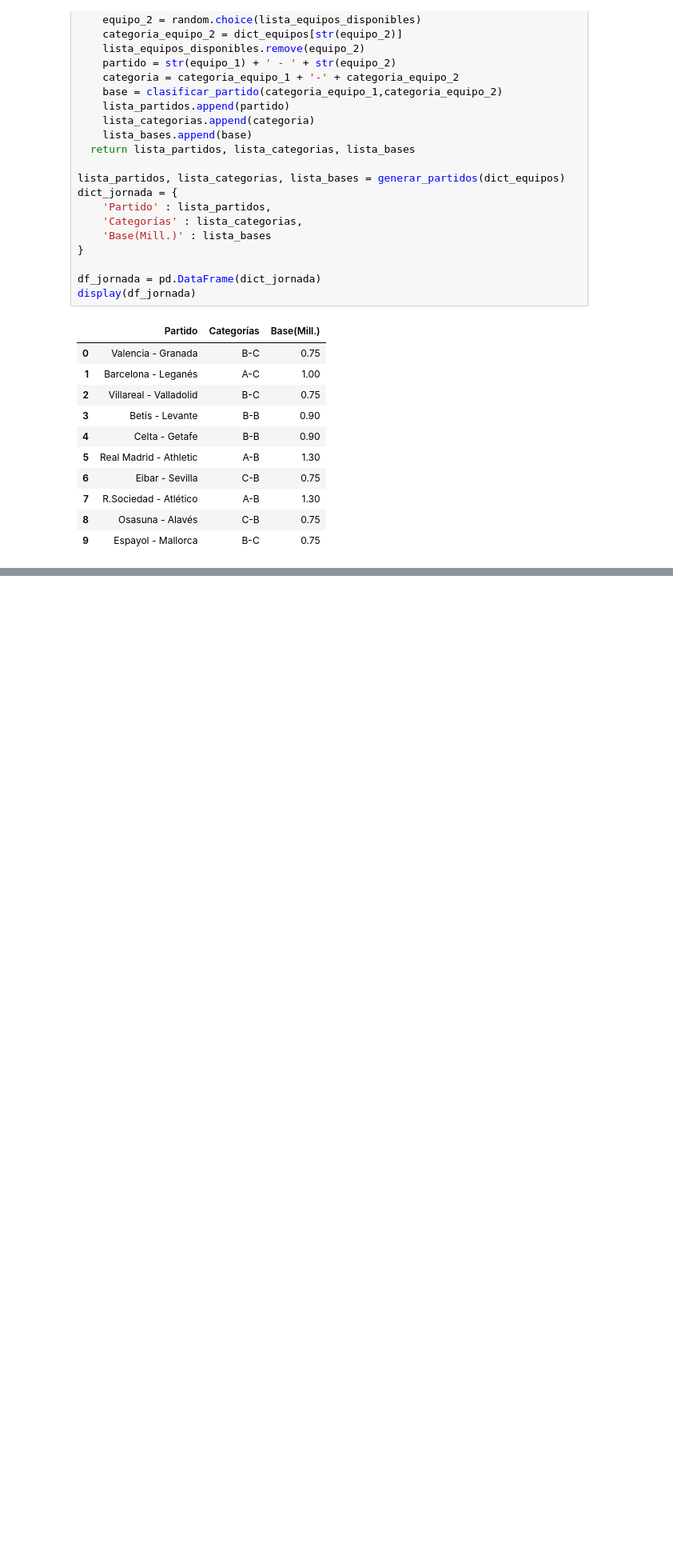
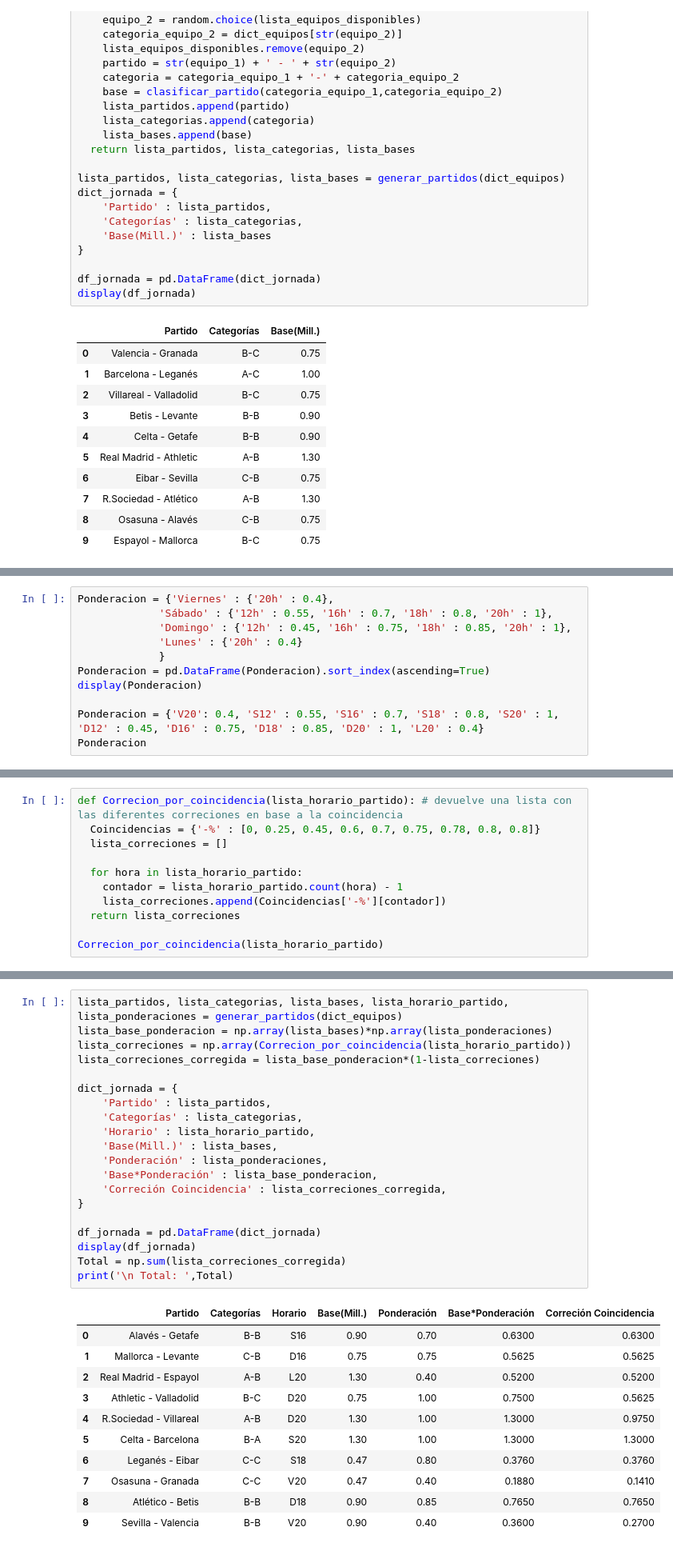
Before and after one commit to cristianscu99-VIU/03MIAR_Algoritmos-de-Optimizacion, a Jupyter notebook: Proyecto_AOP_Problema_2_Cristian_de_la_Santa_Cruz.ipynb, the cells around one changed output, grey strips where cells are left out. Shown: that part at 80% size. Saved outputs shown, nothing was run; the diff lists cells and outputs as text; blank space fills up the shorter version.

```diff
--- a/Proyecto_AOP_Problema_2_Cristian_de_la_Santa_Cruz.ipynb
+++ b/Proyecto_AOP_Problema_2_Cristian_de_la_Santa_Cruz.ipynb
@@ -219,0 +288,11 @@ display(df_jornada)
+# %%
+Ponderacion = {'Viernes' : {'20h' : 0.4},
+             'Sábado' : {'12h' : 0.55, '16h' : 0.7, '18h' : 0.8, '20h' : 1},
+             'Domingo' : {'12h' : 0.45, '16h' : 0.75, '18h' : 0.85, '20h' : 1},
+             'Lunes' : {'20h' : 0.4}
+             }
+Ponderacion = pd.DataFrame(Ponderacion).sort_index(ascending=True)
+display(Ponderacion)
+
+Ponderacion = {'V20': 0.4, 'S12' : 0.55, 'S16' : 0.7, 'S18' : 0.8, 'S20' : 1, 'D12' : 0.45, 'D16' : 0.75, 'D18' : 0.85, 'D20' : 1, 'L20' : 0.4}
+Ponderacion
@@ -219,0 +315,11 @@ display(df_jornada)
+# %%
+def Correcion_por_coincidencia(lista_horario_partido): # devuelve una lista con las diferentes correciones en base a la coincidencia
+  Coincidencias = {'-%' : [0, 0.25, 0.45, 0.6, 0.7, 0.75, 0.78, 0.8, 0.8]}
+  lista_correciones = []
+
+  for hora in lista_horario_partido:
+    contador = lista_horario_partido.count(hora) - 1
+    lista_correciones.append(Coincidencias['-%'][contador])
+  return lista_correciones
+
+Correcion_por_coincidencia(lista_horario_partido)
@@ -219,0 +365,32 @@ display(df_jornada)
+# %%
+lista_partidos, lista_categorias, lista_bases, lista_horario_partido, lista_ponderaciones = generar_partidos(dict_equipos)
+lista_base_ponderacion = np.array(lista_bases)*np.array(lista_ponderaciones)
+lista_correciones = np.array(Correcion_por_coincidencia(lista_horario_partido))
+lista_correciones_corregida = lista_base_ponderacion*(1-lista_correciones)
+
+dict_jornada = {
+    'Partido' : lista_partidos,
+    'Categorías' : lista_categorias,
+    'Horario' : lista_horario_partido,
+    'Base(Mill.)' : lista_bases,
+    'Ponderación' : lista_ponderaciones,
+    'Base*Ponderación' : lista_base_ponderacion,
+    'Correción Coincidencia' : lista_correciones_corregida,
+}
+
+df_jornada = pd.DataFrame(dict_jornada)
+display(df_jornada)
+Total = np.sum(lista_correciones_corregida)
+print('\n Total: ',Total)
+# %% [output]
+|  | Partido | Categorías | Horario | Base(Mill.) | Ponderación | Base*Ponderación | Correción Coincidencia |
+| 0 | Alavés - Getafe | B-B | S16 | 0.90 | 0.70 | 0.6300 | 0.6300 |
+| 1 | Mallorca - Levante | C-B | D16 | 0.75 | 0.75 | 0.5625 | 0.5625 |
+| 2 | Real Madrid - Espayol | A-B | L20 | 1.30 | 0.40 | 0.5200 | 0.5200 |
+| 3 | Athletic - Valladolid | B-C | D20 | 0.75 | 1.00 | 0.7500 | 0.5625 |
+| 4 | R.Sociedad - Villareal | A-B | D20 | 1.30 | 1.00 | 1.3000 | 0.9750 |
+| 5 | Celta - Barcelona | B-A | S20 | 1.30 | 1.00 | 1.3000 | 1.3000 |
+| 6 | Leganés - Eibar | C-C | S18 | 0.47 | 0.80 | 0.3760 | 0.3760 |
+| 7 | Osasuna - Granada | C-C | V20 | 0.47 | 0.40 | 0.1880 | 0.1410 |
+| 8 | Atlético - Betis | B-B | D18 | 0.90 | 0.85 | 0.7650 | 0.7650 |
+| 9 | Sevilla - Valencia | B-B | V20 | 0.90 | 0.40 | 0.3600 | 0.2700 |
```
Also changed, not shown: parts of 7 cells of this notebook.
